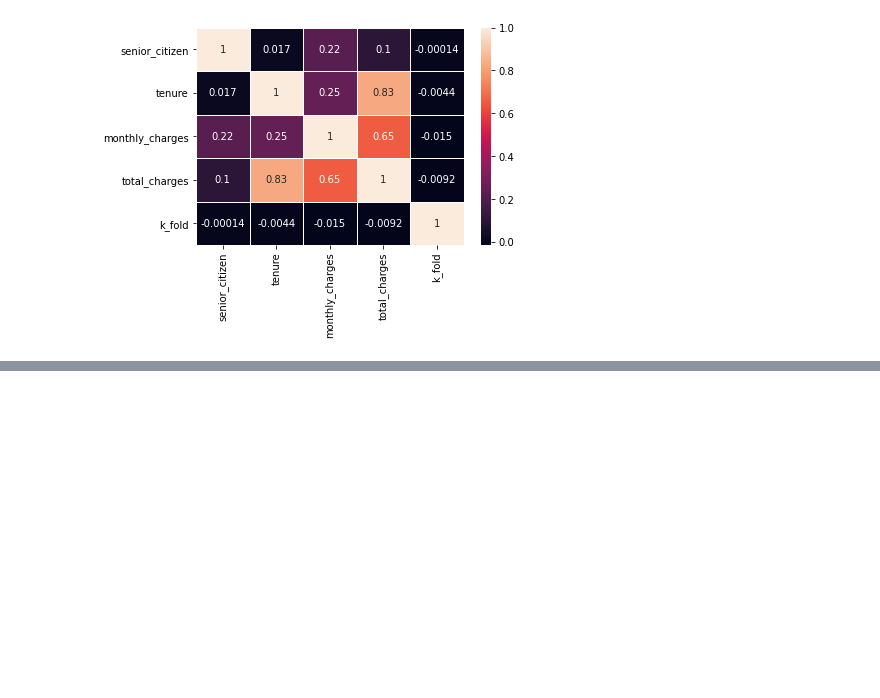
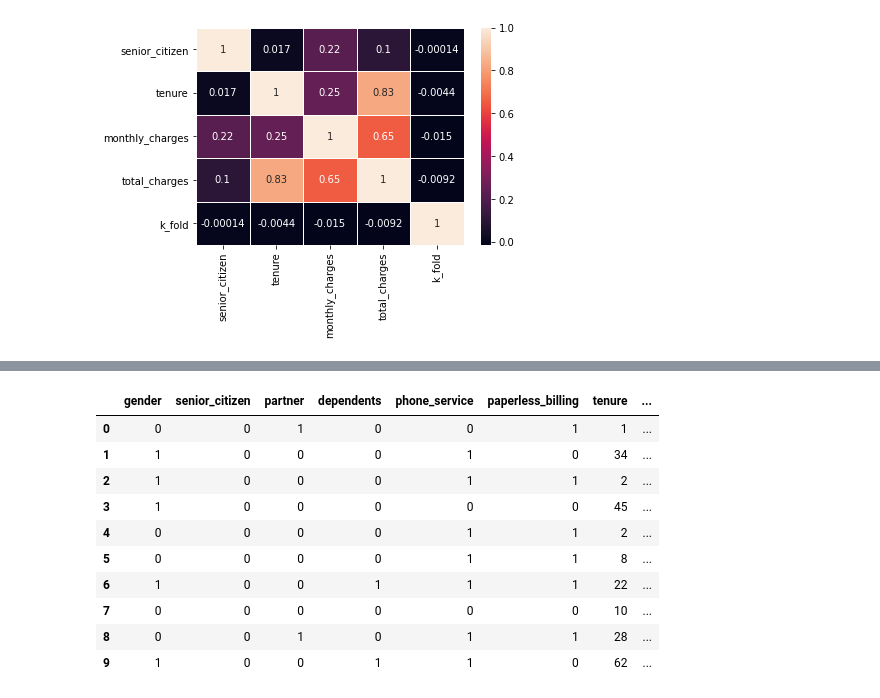
Before and after one commit to BubbaTam/telco-customer-churn, a Jupyter notebook: notebook/exploration.ipynb, the cells around one changed output, grey strips where cells are left out. Cells and saved outputs as stored; diff of their text form; code cells hidden in the pictures; blank space fills up the shorter version.

```diff
--- a/notebook/exploration.ipynb
+++ b/notebook/exploration.ipynb
@@ -206,0 +344,14 @@ sns.heatmap(df.corr(),linewidths=1, linecolor='white',annot=True)
+# %%
+df3.head(10)
+# %% [output]
+|  | gender | senior_citizen | partner | dependents | phone_service | paperless_billing | tenure | ... |
+| 0 | 0 | 0 | 1 | 0 | 0 | 1 | 1 | ... |
+| 1 | 1 | 0 | 0 | 0 | 1 | 0 | 34 | ... |
+| 2 | 1 | 0 | 0 | 0 | 1 | 1 | 2 | ... |
+| 3 | 1 | 0 | 0 | 0 | 0 | 0 | 45 | ... |
+| 4 | 0 | 0 | 0 | 0 | 1 | 1 | 2 | ... |
+| 5 | 0 | 0 | 0 | 0 | 1 | 1 | 8 | ... |
+| 6 | 1 | 0 | 0 | 1 | 1 | 1 | 22 | ... |
+| 7 | 0 | 0 | 0 | 0 | 0 | 0 | 10 | ... |
+| 8 | 0 | 0 | 1 | 0 | 1 | 1 | 28 | ... |
+| 9 | 1 | 0 | 0 | 1 | 1 | 0 | 62 | ... |
```
Also changed, not shown: parts of 18 cells of this notebook.
